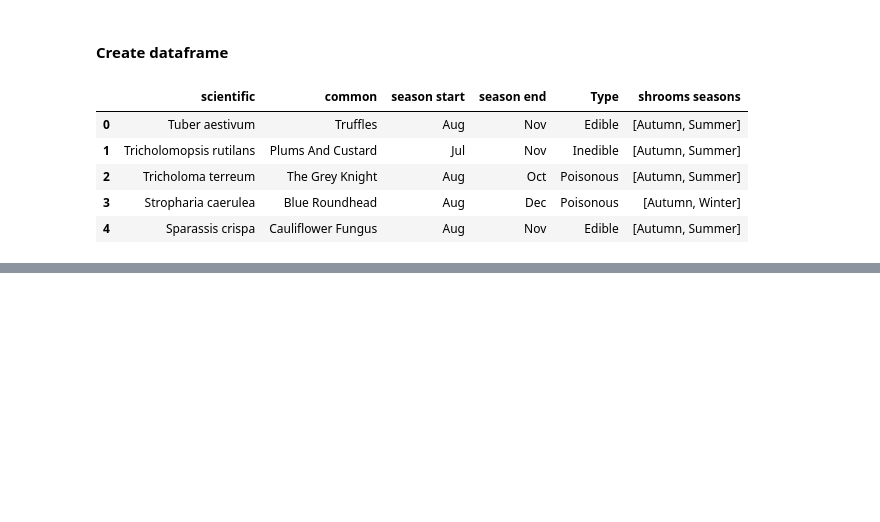
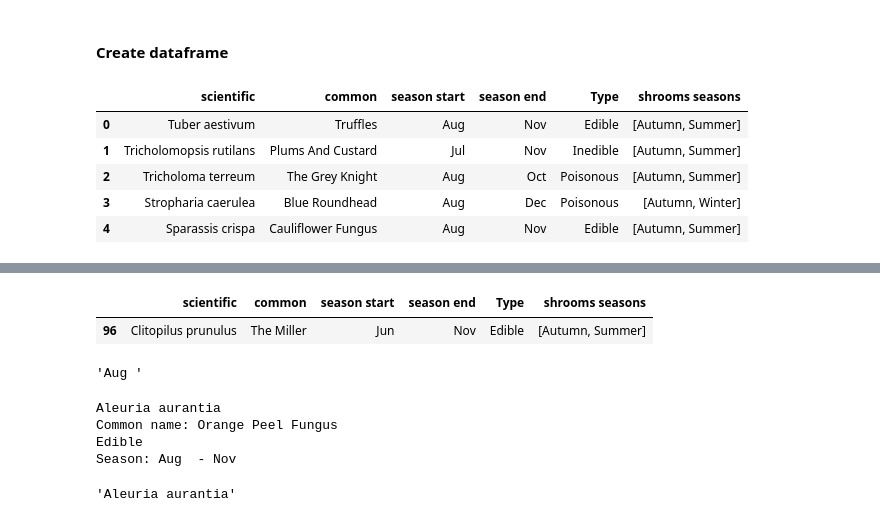
Before and after one commit to DeliciousD/Shroom_ID, a Jupyter notebook: Shrooms/Shroom_data.ipynb, the cells around one changed output, grey strips where cells are left out. Saved outputs shown, nothing was run; the diff lists cells and outputs as text; code cells hidden in the pictures; blank space fills up the shorter version.

```diff
--- a/Shrooms/Shroom_data.ipynb
+++ b/Shrooms/Shroom_data.ipynb
@@ -38,8 +36,3 @@ for row in table.tbody.find_all('tr'):
-# %%
-# misspelt scientific names
-shrooms_scientific[5] = 'Scleroderma citrinum'
-shrooms_scientific[101] = "cantharellus tubaeformis"
-shrooms_scientific[115] = "leccinum versipelle"
 # %% [markdown]
 #### Renaming Boletus and Hygrocybe varieties classes
 # %%
@@ -47,8 +40,6 @@ shrooms_scientific = [shroom.replace('Boletus / ', '') for shroom in shrooms_sci
 shrooms_scientific = [shroom.replace('Hygrocybe / ', '') for shroom in shrooms_scientific]
 # %% [markdown]
 #### Removing other varieties of species from search, may cause issues elsewhere
-# %%
-shrooms_scientific[60] = 'Inocybe geophylla"  -"lilacina'
 # %% [markdown]
 #### Create dataframe
 # %%
@@ -68,5 +59,21 @@ df.head(5)
 | 2 | Tricholoma terreum | The Grey Knight | Aug | Oct | Poisonous | [Autumn, Summer] |
 | 3 | Stropharia caerulea | Blue Roundhead | Aug | Dec | Poisonous | [Autumn, Winter] |
 | 4 | Sparassis crispa | Cauliflower Fungus | Aug | Nov | Edible | [Autumn, Summer] |
+# %%
+df = df.replace('Scleroderma citrinum, areolatum, verrucosum',
+                          'Scleroderma citrinum')
+
+df = df.replace('Inocybe geophylla',
+                          'Inocybe geophylla"  -"lilacina')
+
+df = df.replace('Cantherellus tubaeformis',
+                          'Cantharellus tubaeformis')
+
+df = df.replace('Boletus / Leccinum versipellis',
+                          'Leccinum versipelle')
+
+df = df.replace('Amanita citrina var citrina', 'Amanita citrina')
+
+df = df[df.scientific != 'Amanita citrina var alba']
 # %%
 df.to_csv(os.getcwd() + '\\Shroom_DB.csv')
@@ -72,0 +89,30 @@ df.to_csv(os.getcwd() + '\\Shroom_DB.csv')
+# %%
+df[df.scientific == 'clitopilus_prunulus'.capitalize().replace('_', ' ')]
+# %% [output]
+|  | scientific | common | season start | season end | Type | shrooms seasons |
+| 96 | Clitopilus prunulus | The Miller | Jun | Nov | Edible | [Autumn, Summer] |
+# %%
+prediction = 140
+
+df.iloc[prediction]['season start']
+# %% [output]
+'Aug '
+# %%
+scientific = df.iloc[prediction]['scientific']
+common = str(df.iloc[prediction]['common'])
+start = str(df.iloc[prediction]['season start'])
+end = str(df.iloc[prediction]['season end'])
+edible = str(df.iloc[prediction]['Type'])
+
+caption = f'{scientific}\nCommon name: {common}\n{edible}\nSeason: {start} - {end}'
+
+print(caption)
+# %% [output]
+Aleuria aurantia
+Common name: Orange Peel Fungus
+Edible
+Season: Aug  - Nov
+# %%
+scientific
+# %% [output]
+'Aleuria aurantia'
```
Also changed, not shown: parts of 2 cells of this notebook, 5 other files.
